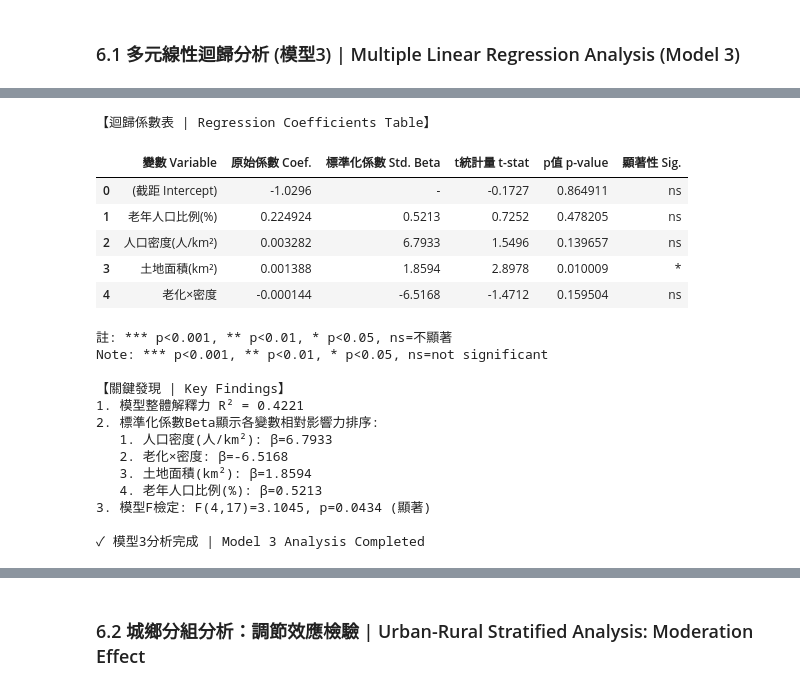
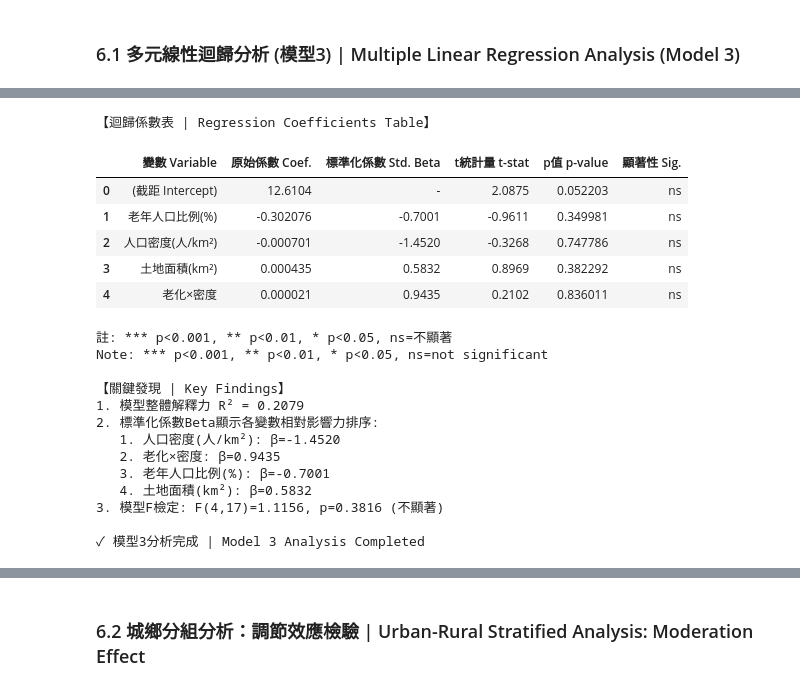
Before and after one commit to yen0304/114-1-fianl-report, a Jupyter notebook: population_analysis.ipynb, the cells around one changed output, grey strips where cells are left out. Saved outputs shown, nothing was run; the diff lists cells and outputs as text; code cells hidden in the pictures.

```diff
--- a/population_analysis.ipynb
+++ b/population_analysis.ipynb
@@ -301,7 +306,10 @@ def load_ltc_data(filepath):
     }
 
     # 清理縣市代碼 | Clean city codes
-    df["縣市代碼"] = df["縣市"].astype(str).str.strip().str.replace('"', "")
+    # 將整數轉為字串並補零至5位數（金門縣9020→09020，連江縣9007→09007）
+    df["縣市代碼"] = (
+        df["縣市"].astype(str).str.strip().str.replace('"', "").str.zfill(5)
+    )
     df["縣市名稱"] = df["縣市代碼"].map(city_code_mapping)
 
     # 清理據點類型 | Clean facility types
@@ -2151,21 +2367,28 @@ print(f"觀察值個數 | Observations: {n}")
 print(f"\n【ANOVA表 | ANOVA Table】")
 
 # 建立 ANOVA 表格 | Create ANOVA table
-anova_table = pd.DataFrame({
-    "來源 Source": ["迴歸 Regression", "殘差 Residual", "總和 Total"],
-    "自由度 df": [df_regression, df_residual, n - 1],
-    "平方和 SS": [ss_regression, ss_residual, ss_total],
-    "均方 MS": [ms_regression, ms_residual, "-"],
-    "F值 F": [f_stat, "-", "-"],
-    "顯著性 p-value": [f"{f_pvalue:.6f}", "-", "-"]
-})
+anova_table = pd.DataFrame(
+    {
+        "來源 Source": ["迴歸 Regression", "殘差 Residual", "總和 Total"],
+        "自由度 df": [df_regression, df_residual, n - 1],
+        "平方和 SS": [ss_regression, ss_residual, ss_total],
+        "均方 MS": [ms_regression, ms_residual, "-"],
+        "F值 F": [f_stat, "-", "-"],
+        "顯著性 p-value": [f"{f_pvalue:.6f}", "-", "-"],
+    }
+)
 
 # 使用 pandas 顯示表格 | Display table using pandas
-display(anova_table.style.set_properties(**{
-    'text-align': 'center'
-}).set_table_styles([
-    {'selector': 'th', 'props': [('text-align', 'center'), ('font-weight', 'bold')]},
-]))
+display(
+    anova_table.style.set_properties(**{"text-align": "center"}).set_table_styles(
+        [
+            {
+                "selector": "th",
+                "props": [("text-align", "center"), ("font-weight", "bold")],
+            },
+        ]
+    )
+)
 
 print(f"\n【迴歸係數表 | Regression Coefficients Table】")
 
@@ -2217,11 +2440,16 @@ for i, var_name in enumerate(X.columns):
 
 # 建立 DataFrame 並顯示
 coef_table = pd.DataFrame(coef_data)
-display(coef_table.style.set_properties(**{
-    'text-align': 'center'
-}).set_table_styles([
-    {'selector': 'th', 'props': [('text-align', 'center'), ('font-weight', 'bold')]},
-]))
+display(
+    coef_table.style.set_properties(**{"text-align": "center"}).set_table_styles(
+        [
+            {
+                "selector": "th",
+                "props": [("text-align", "center"), ("font-weight", "bold")],
+            },
+        ]
+    )
+)
 
 print(f"\n註: *** p<0.001, ** p<0.01, * p<0.05, ns=不顯著")
 print(f"Note: *** p<0.001, ** p<0.01, * p<0.05, ns=not significant")
@@ -2264,21 +2492,21 @@ R²: 0.4221
 【迴歸係數表 | Regression Coefficients Table】
 |  | 變數 Variable | 原始係數 Coef. | 標準化係數 Std. Beta | t統計量 t-stat | p值 p-value | 顯著性 Sig. |
-| 0 | (截距 Intercept) | -1.0296 | - | -0.1727 | 0.864911 | ns |
-| 1 | 老年人口比例(%) | 0.224924 | 0.5213 | 0.7252 | 0.478205 | ns |
-| 2 | 人口密度(人/km²) | 0.003282 | 6.7933 | 1.5496 | 0.139657 | ns |
-| 3 | 土地面積(km²) | 0.001388 | 1.8594 | 2.8978 | 0.010009 | * |
-| 4 | 老化×密度 | -0.000144 | -6.5168 | -1.4712 | 0.159504 | ns |
+| 0 | (截距 Intercept) | 12.6104 | - | 2.0875 | 0.052203 | ns |
+| 1 | 老年人口比例(%) | -0.302076 | -0.7001 | -0.9611 | 0.349981 | ns |
+| 2 | 人口密度(人/km²) | -0.000701 | -1.4520 | -0.3268 | 0.747786 | ns |
+| 3 | 土地面積(km²) | 0.000435 | 0.5832 | 0.8969 | 0.382292 | ns |
+| 4 | 老化×密度 | 0.000021 | 0.9435 | 0.2102 | 0.836011 | ns |
 註: *** p<0.001, ** p<0.01, * p<0.05, ns=不顯著
 Note: *** p<0.001, ** p<0.01, * p<0.05, ns=not significant
 
 【關鍵發現 | Key Findings】
-1. 模型整體解釋力 R² = 0.4221
+1. 模型整體解釋力 R² = 0.2079
 2. 標準化係數Beta顯示各變數相對影響力排序:
-   1. 人口密度(人/km²): β=6.7933
-   2. 老化×密度: β=-6.5168
-   3. 土地面積(km²): β=1.8594
-   4. 老年人口比例(%): β=0.5213
-3. 模型F檢定: F(4,17)=3.1045, p=0.0434 (顯著)
+   1. 人口密度(人/km²): β=-1.4520
+   2. 老化×密度: β=0.9435
+   3. 老年人口比例(%): β=-0.7001
+   4. 土地面積(km²): β=0.5832
+3. 模型F檢定: F(4,17)=1.1156, p=0.3816 (不顯著)
 
 ✓ 模型3分析完成 | Model 3 Analysis Completed
 # %%
```
Also changed, not shown: parts of 19 cells of this notebook, 3 other files.
